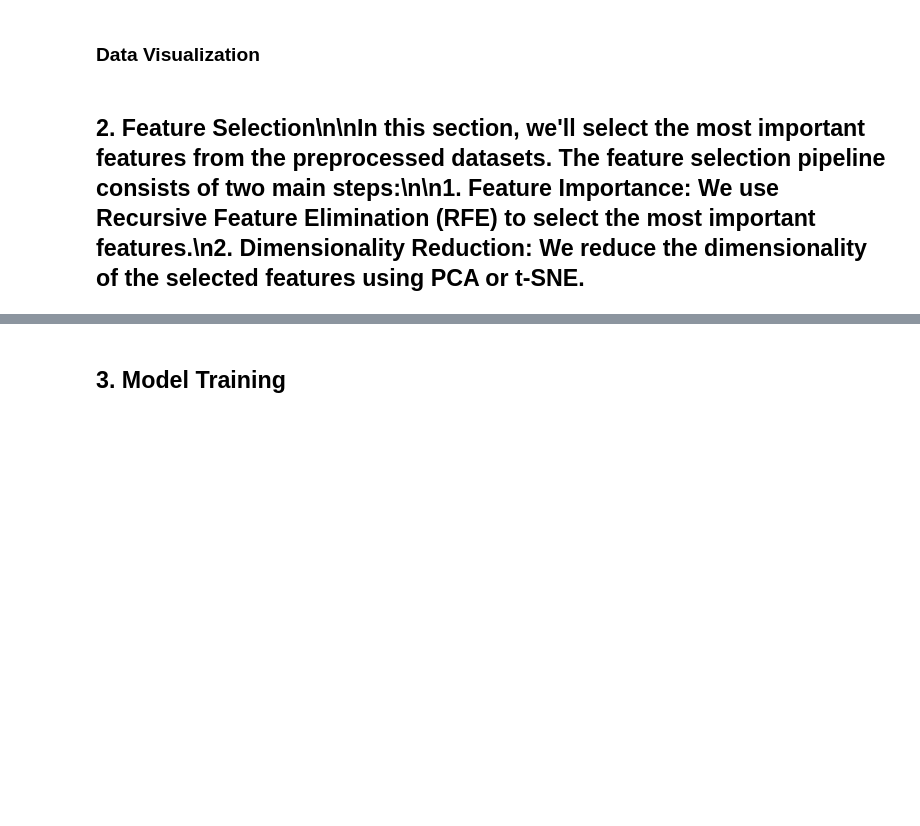
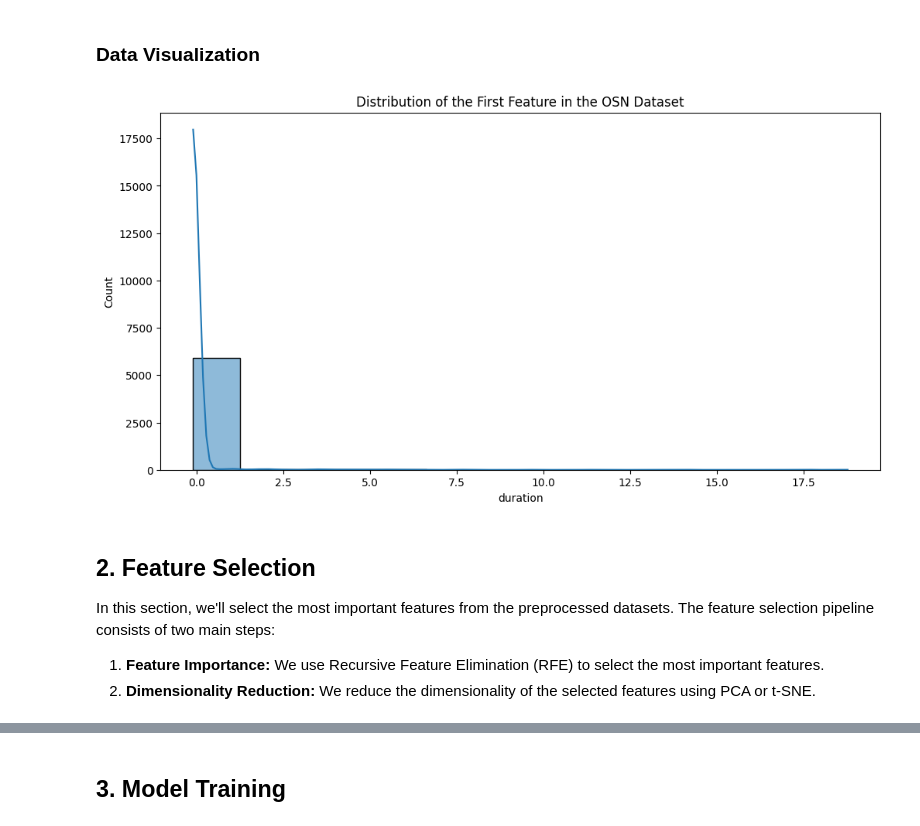
Before and after one commit to Hdiaktoros/NeuroGuardX, a Jupyter notebook: NeuroGuardX.ipynb, the cells around one changed output, grey strips where cells are left out. Saved outputs shown, nothing was run; the diff lists cells and outputs as text; code cells hidden in the pictures; blank space fills up the shorter version.

```diff
--- a/NeuroGuardX.ipynb
+++ b/NeuroGuardX.ipynb
@@ -7,2 +38,15 @@ import pandas as pd\nimport numpy as np\nfrom scipy import stats\nfrom sklearn.p
 # %%
-if not os.path.exists('data'):\n    os.makedirs('data')\n\nurl = 'https://figshare.com/ndownloader/files/54839969'\nresponse = requests.get(url)\nwith open('data/Train_data.csv', 'wb') as f:\n    f.write(response.content)\n\n# Create a dummy Test_data.csv for demonstration purposes, as a separate test file is not available from the source.\ntrain_df = pd.read_csv('data/Train_data.csv')\ntest_df = train_df.sample(frac=0.2, random_state=42)\ntest_df.to_csv('data/Test_data.csv', index=False)\n\nprint('Data downloaded and dummy test set created.')
+if not os.path.exists('data'):
+    os.makedirs('data')
+
+url = 'https://figshare.com/ndownloader/files/54839969'
+response = requests.get(url)
+with open('data/Train_data.csv', 'wb') as f:
+    f.write(response.content)
+
+# Create a dummy Test_data.csv for demonstration purposes, as a separate test file is not available from the source.
+train_df = pd.read_csv('data/Train_data.csv')
+test_df = train_df.sample(frac=0.2, random_state=42)
+test_df.to_csv('data/Test_data.csv', index=False)
+
+print('Data downloaded and dummy test set created.')
@@ -13,2 +129,11 @@ def collect_data(dataset_path):\n    try:\n        df = pd.read_csv(dataset_path
 # %%
-OSN_dataset_path = 'data/Train_data.csv'\nNetwork_dataset_path = 'data/Test_data.csv'\n\nOSN_processed_features, OSN_processed_labels, Network_processed_features, Network_processed_labels = preprocess_data(OSN_dataset_path, Network_dataset_path)\n\nprint(\"OSN Processed Features Head:\")\nprint(OSN_processed_features.head())\n\nprint(\"Network Processed Features Head:\")\nprint(Network_processed_features.head())
+OSN_dataset_path = 'data/Train_data.csv'
+Network_dataset_path = 'data/Test_data.csv'
+
+OSN_processed_features, OSN_processed_labels, Network_processed_features, Network_processed_labels = preprocess_data(OSN_dataset_path, Network_dataset_path)
+
+print("OSN Processed Features Head:")
+print(OSN_processed_features.head())
+
+print("Network Processed Features Head:")
+print(Network_processed_features.head())
@@ -15,7 +158,17 @@ OSN_dataset_path = 'data/Train_data.csv'\nNetwork_dataset_path = 'data/Test_data
 # %% [markdown]
 ### Data Visualization
 # %%
-plt.figure(figsize=(12, 6))\nsns.histplot(OSN_processed_features.iloc[:, 0], kde=True)\nplt.title('Distribution of the First Feature in the OSN Dataset')\nplt.show()
+plt.figure(figsize=(12, 6))
+sns.histplot(OSN_processed_features.iloc[:, 0], kde=True)
+plt.title('Distribution of the First Feature in the OSN Dataset')
+plt.show()
+# %% [output]
+[figure, added]
 # %% [markdown]
-## 2. Feature Selection\n\nIn this section, we'll select the most important features from the preprocessed datasets. The feature selection pipeline consists of two main steps:\n\n1.  **Feature Importance:** We use Recursive Feature Elimination (RFE) to select the most important features.\n2.  **Dimensionality Reduction:** We reduce the dimensionality of the selected features using PCA or t-SNE.
+## 2. Feature Selection
+
+In this section, we'll select the most important features from the preprocessed datasets. The feature selection pipeline consists of two main steps:
+
+1.  **Feature Importance:** We use Recursive Feature Elimination (RFE) to select the most important features.
+2.  **Dimensionality Reduction:** We reduce the dimensionality of the selected features using PCA or t-SNE.
 # %%
```
Also changed, not shown: parts of 11 cells of this notebook.
